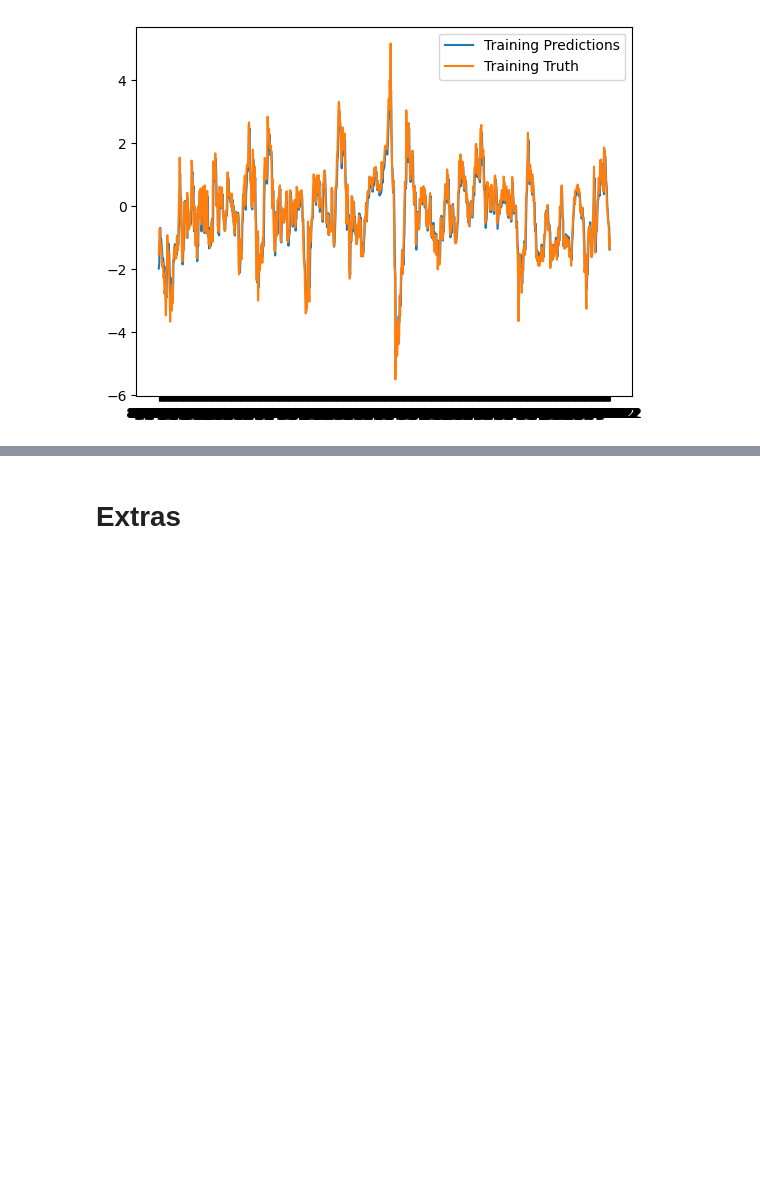
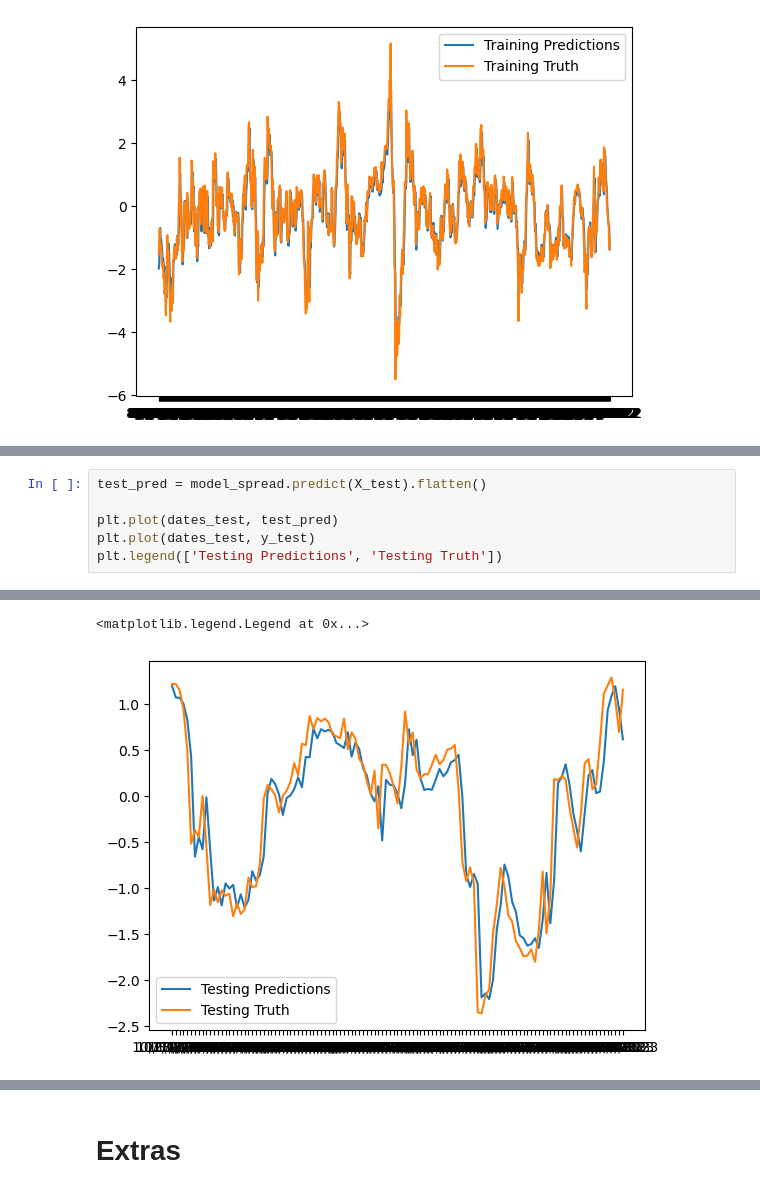
Before and after one commit to adi-suresh01/Pairs_Trading_Strategy_1, a Jupyter notebook: pairs.ipynb, the cells around one changed output, grey strips where cells are left out. Drawn from its saved outputs; the diff is of its cells as text; blank space fills up the shorter version.

```diff
--- a/pairs.ipynb
+++ b/pairs.ipynb
@@ -872,0 +948,7 @@ plt.legend(['Training Predictions', 'Training Truth'])
+# %%
+test_pred = model_spread.predict(X_test).flatten()
+
+plt.plot(dates_test, test_pred)
+plt.plot(dates_test, y_test)
+plt.legend(['Testing Predictions', 'Testing Truth'])
+# %% [output]
@@ -872,0 +956,2 @@ plt.legend(['Training Predictions', 'Training Truth'])
+<matplotlib.legend.Legend at 0x...>
+[figure, added]
```
Also changed, not shown: parts of 10 cells of this notebook.
